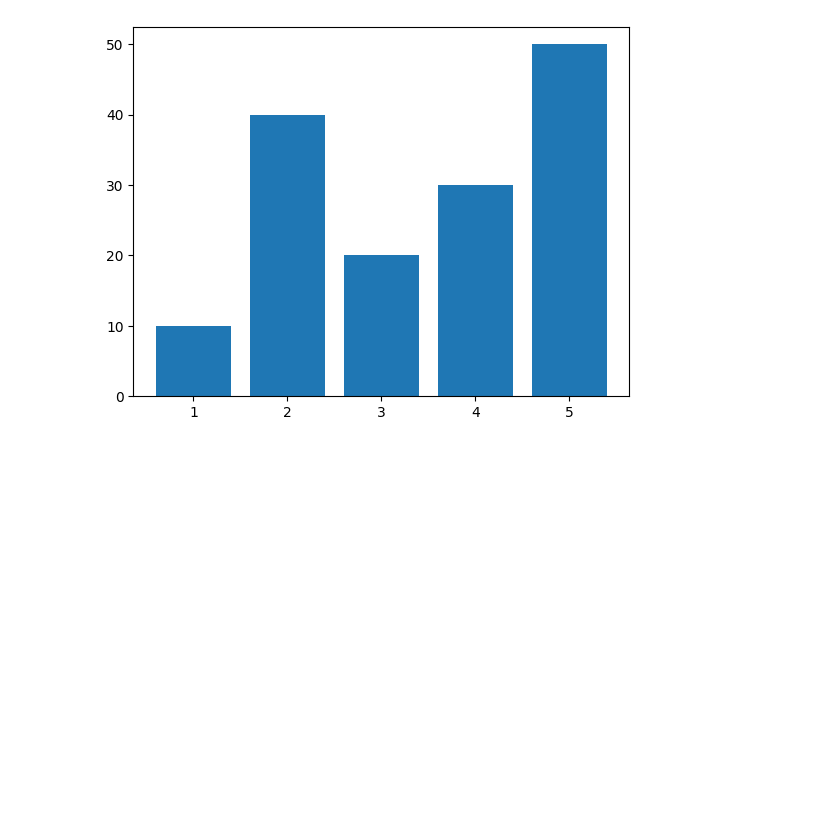
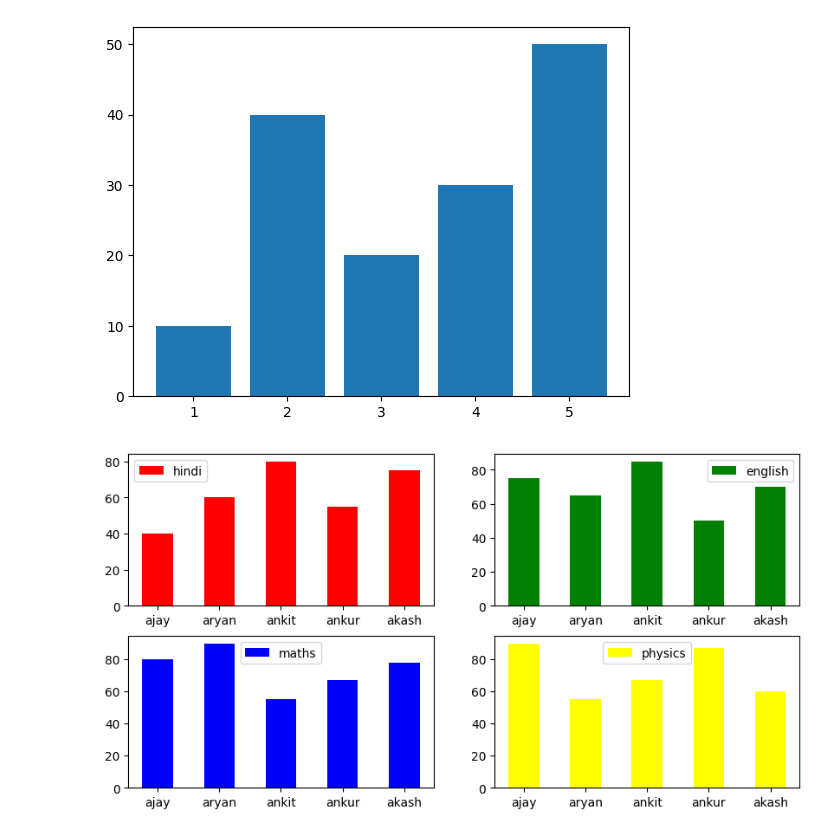
Before and after one commit to Utkash12/digipodium, a Jupyter notebook: data analysis/visualization_prac.ipynb, the cells around one changed output. Cells and saved outputs as stored; diff of their text form; code cells hidden in the pictures; blank space fills up the shorter version.

Commit message:
graphs

```diff
--- a/data analysis/visualization_prac.ipynb
+++ b/data analysis/visualization_prac.ipynb
@@ -392,3 +394,21 @@ plt.show()
 # %% [output]
 [figure]
 [figure]
+# %%
+x=np.array(['ajay','aryan','ankit','ankur','akash'])
+hindi=np.array([40,60,80,55,75])
+english=np.array([75,65,85,50,70])
+maths=np.array([80,90,55,67,78])
+physics=np.array([90,55,67,87,60])
+fig,ax=plt.subplots(2,2,figsize=(10,5))
+ax[0][0].bar(x,hindi,color='red',width=0.5,label='hindi')
+ax[0][0].legend()
+ax[0][1].bar(x,english,color='green',width=0.5,label='english')
+ax[0][1].legend()
+ax[1][0].bar(x,maths,color='blue',width=0.5,label='maths')
+ax[1][0].legend()
+ax[1][1].bar(x,physics,color='yellow',width=0.5,label='physics')
+ax[1][1].legend()
+plt.show()
+# %% [output]
+[figure, added]
```
Also changed, not shown: parts of 1 cell of this notebook, 2 other files.
